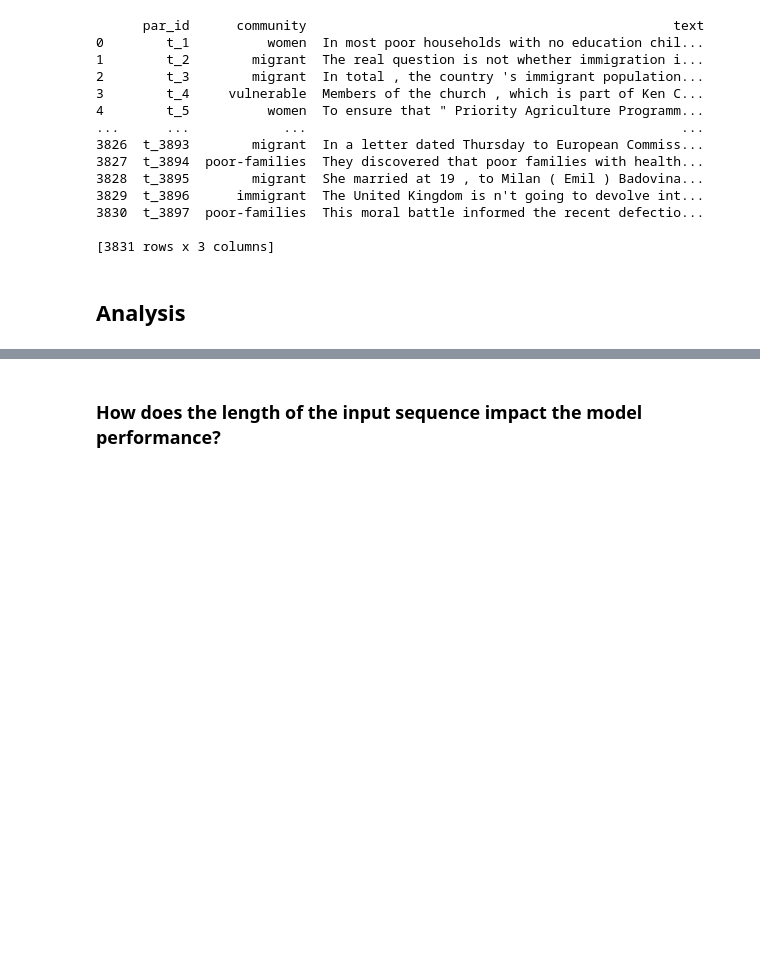
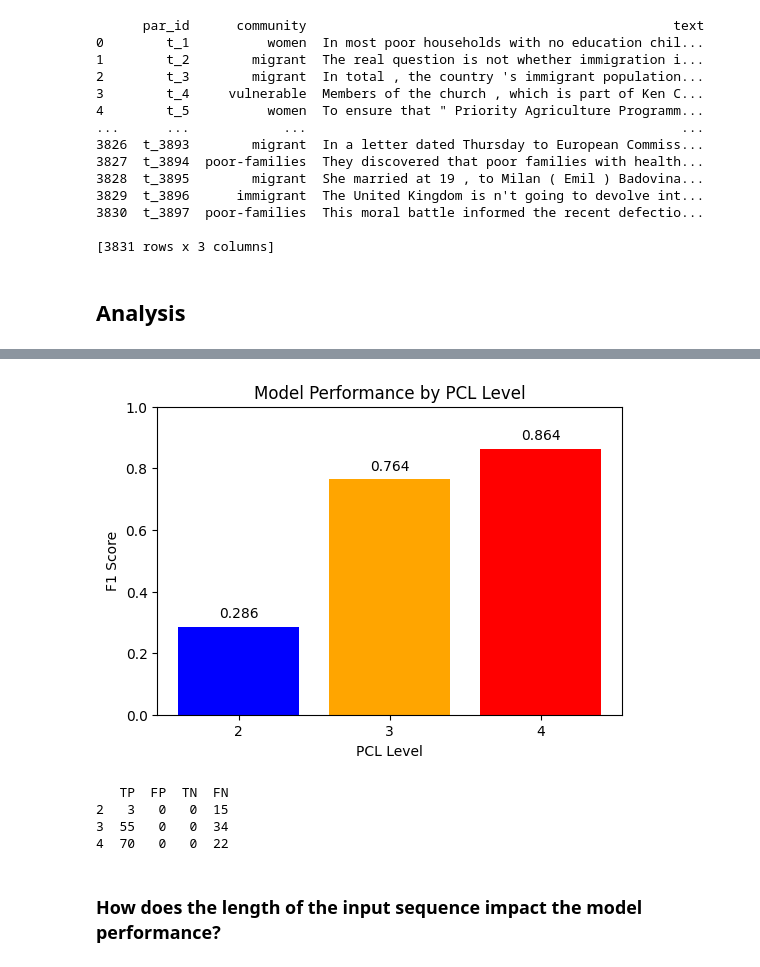
Before and after one commit to christin-s/nlp-pcl-analysis, a Jupyter notebook: Ensemble_learning_new.ipynb, the cells around one changed output, grey strips where cells are left out. Cells and saved outputs as stored; diff of their text form; code cells hidden in the pictures; blank space fills up the shorter version.

```diff
--- a/Ensemble_learning_new.ipynb
+++ b/Ensemble_learning_new.ipynb
@@ -573,11 +573,13 @@ for idx in range(len(teids)):
   keyword = data.loc[data.par_id == parid].keyword.values[0]
   text = data.loc[data.par_id == parid].text.values[0]
   label = data.loc[data.par_id == parid].label.values[0]
+  orig_label = data.loc[data.par_id == parid].orig_label.values[0]
   rows.append({
       'par_id':parid,
       'community':keyword,
       'text':text,
-      'label':label
+      'label':label,
+      'orig_label': orig_label
   })
 # %%
 len(rows)
@@ -1153,0 +1170,71 @@ with open('outputs/test.txt', 'w') as file:
+# %%
+from sklearn.metrics import precision_recall_fscore_support, confusion_matrix
+import matplotlib.pyplot as plt
+import pandas as pd
+
+y_orig_labels = official_dev_df['orig_label'].astype(int)
+y_true = official_dev_df['label'].astype(int)
+
+f1_scores_high_pcl = []
+confusion_data = {2: {'TP': 0, 'FP': 0, 'TN': 0, 'FN': 0},
+                  3: {'TP': 0, 'FP': 0, 'TN': 0, 'FN': 0},
+                  4: {'TP': 0, 'FP': 0, 'TN': 0, 'FN': 0}}
+
+# Filter data based on label levels and calculate metrics
+for pcl_level in [2, 3, 4]:
+    mask = (pcl_level == y_orig_labels)
+
+    # True counts for the given pcl_level
+    true_count = sum(mask)
+
+    # Predictions for the given pcl_level
+    pred_mask = (y_true == final_predictions_dev)[mask]
+    pred_count = sum(pred_mask)
+
+    # Precision, Recall, F1 Calculation
+    precision, recall, f1, _ = precision_recall_fscore_support(y_true[mask], final_predictions_dev[mask], average="binary")
+    print(f"PCL Level {pcl_level} - Precision: {precision:.3f}, Recall: {recall:.3f}, F1: {f1:.3f}")
+    f1_scores_high_pcl.append(f1)
+
+    # Confusion matrix for the pcl_level
+    cm = confusion_matrix(y_true[mask], final_predictions_dev[mask], labels=[0, 1])
+
+    # Extract true positives, false positives, false negatives, and true negatives
+    true_pos = cm[1, 1]  # Correctly predicted PCL samples (Predicted PCL, True PCL)
+    false_pos = cm[0, 1]  # Incorrectly predicted PCL samples (Predicted PCL, True Non-PCL)
+    false_neg = cm[1, 0]  # Incorrectly predicted Non-PCL samples (Predicted Non-PCL, True PCL)
+    true_neg = cm[0, 0]  # Correctly predicted Non-PCL samples (Predicted Non-PCL, True Non-PCL)
+
+
+    # Update confusion data for each level
+    confusion_data[pcl_level]['TP'] = true_pos
+    confusion_data[pcl_level]['FP'] = false_pos
+    confusion_data[pcl_level]['FN'] = false_neg
+    confusion_data[pcl_level]['TN'] = true_neg
+
+    print(f"True Count: {true_count}, Predicted Count: {pred_count}")
+    print(f"Confusion (True Positives, False Positives, False Negatives, True Negatives): {true_pos}, {false_pos}, {false_neg}, {true_neg}")
+    print("")
+
+labels = [2, 3, 4]
+
+# Plotting the F1 Scores
+plt.figure(figsize=(6, 4))
+bars = plt.bar(labels, f1_scores_high_pcl, color=["blue", "orange", "red"])
+plt.xlabel("PCL Level")
+plt.ylabel("F1 Score")
+plt.title("Model Performance by PCL Level")
+plt.xticks(labels)
+plt.ylim(0, 1)
+
+# Add values on top of the bars
+for bar in bars:
+    yval = bar.get_height()
+    plt.text(bar.get_x() + bar.get_width() / 2, yval + 0.02, f'{yval:.3f}', ha='center', va='bottom')
+
+plt.show()
+
+# Display confusion data for each PCL level
+confusion_df = pd.DataFrame(confusion_data).T
+print(confusion_df)
+# %% [output]
@@ -1154,3 +1252,8 @@ with open('outputs/test.txt', 'w') as file:
+[figure, added]
+   TP  FP  TN  FN
+2   3   0   0  15
+3  55   0   0  34
+4  70   0   0  22
 # %% [markdown]
 ### How does the length of the input sequence impact the model performance?
 # %%
```
Also changed, not shown: parts of 5 cells of this notebook.
